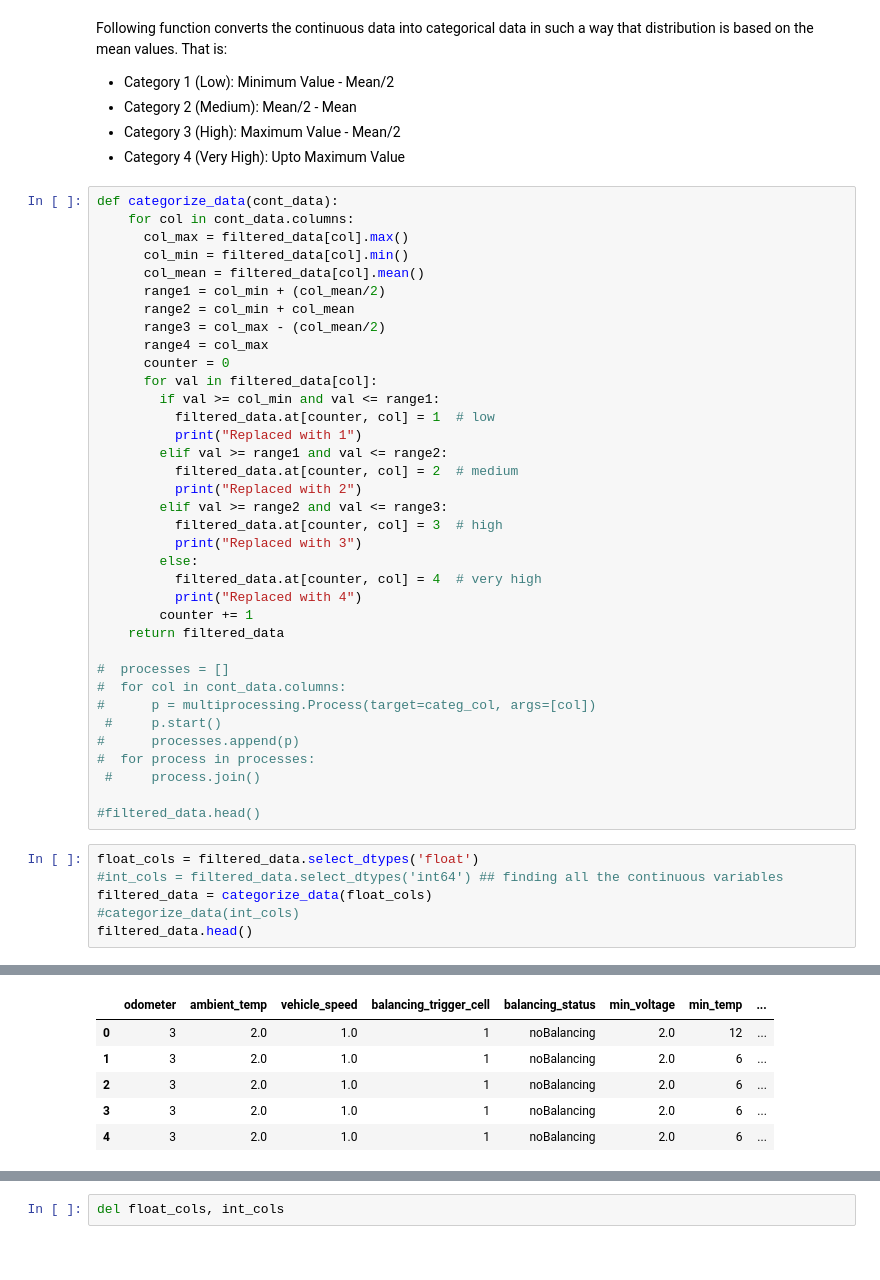
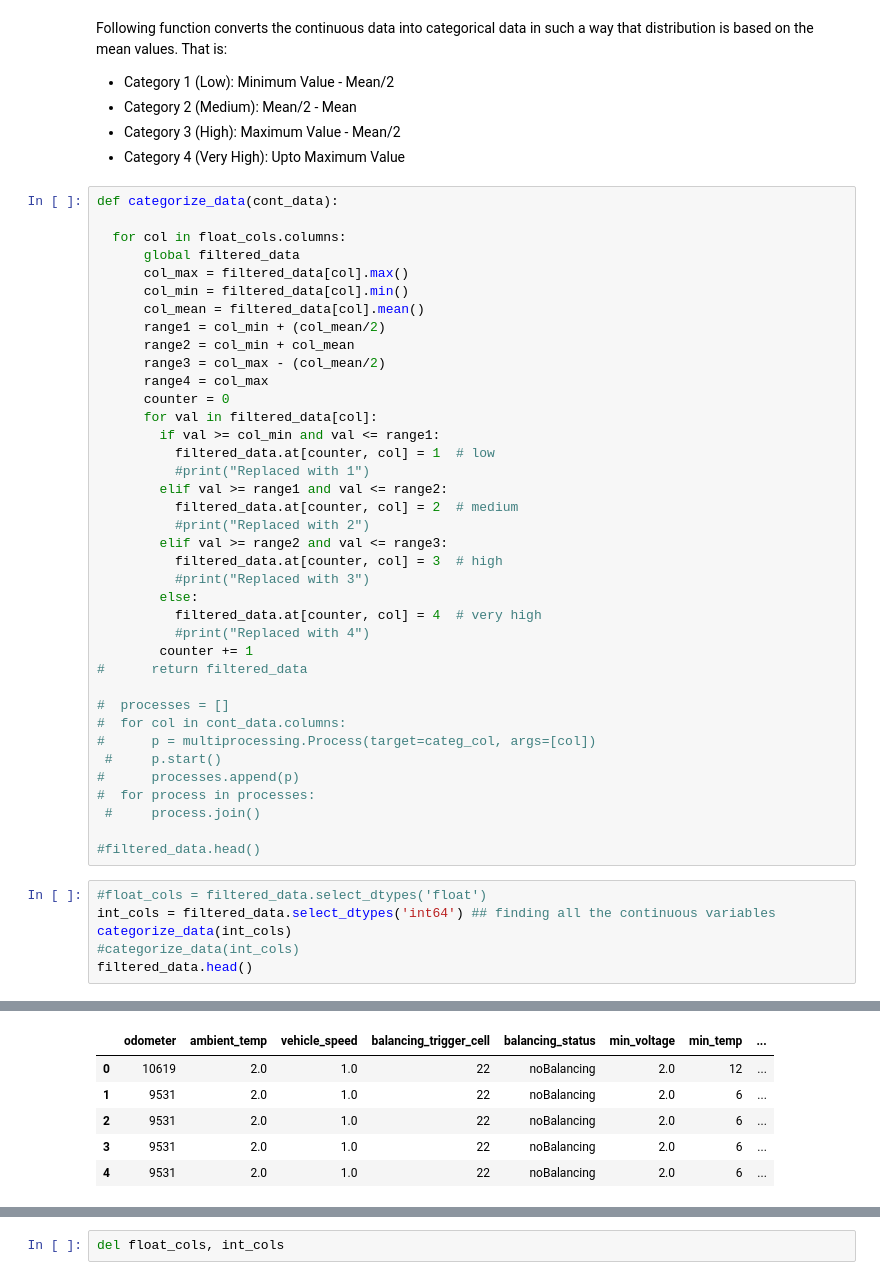
Before and after one commit to musman2012/ml-data_science, a Jupyter notebook: SOH_Prediction/Phase_II_ML.ipynb, the cells around one changed output, grey strips where cells are left out. Cells and saved outputs as stored; diff of their text form.

```diff
--- a/SOH_Prediction/Phase_II_ML.ipynb
+++ b/SOH_Prediction/Phase_II_ML.ipynb
@@ -90,7 +90,9 @@ Following function converts the continuous data into categorical data in such a
 *   Category 4 (Very High): Upto Maximum Value
 # %%
 def categorize_data(cont_data):
-    for col in cont_data.columns:
+
+  for col in float_cols.columns:
+      global filtered_data
       col_max = filtered_data[col].max()
       col_min = filtered_data[col].min()
       col_mean = filtered_data[col].mean()
@@ -102,18 +104,18 @@ def categorize_data(cont_data):
       for val in filtered_data[col]:
         if val >= col_min and val <= range1:
           filtered_data.at[counter, col] = 1  # low
-          print("Replaced with 1")
+          #print("Replaced with 1")
         elif val >= range1 and val <= range2:
           filtered_data.at[counter, col] = 2  # medium
-          print("Replaced with 2")
+          #print("Replaced with 2")
         elif val >= range2 and val <= range3:
           filtered_data.at[counter, col] = 3  # high
-          print("Replaced with 3")
+          #print("Replaced with 3")
         else:
           filtered_data.at[counter, col] = 4  # very high
-          print("Replaced with 4")
+          #print("Replaced with 4")
         counter += 1
-    return filtered_data
+#      return filtered_data
 
 #  processes = []
 #  for col in cont_data.columns:
@@ -125,9 +127,9 @@ def categorize_data(cont_data):
 
 #filtered_data.head()
 # %%
-float_cols = filtered_data.select_dtypes('float')
-#int_cols = filtered_data.select_dtypes('int64') ## finding all the continuous variables
-filtered_data = categorize_data(float_cols)
+#float_cols = filtered_data.select_dtypes('float')
+int_cols = filtered_data.select_dtypes('int64') ## finding all the continuous variables
+categorize_data(int_cols)
 #categorize_data(int_cols)
 filtered_data.head()
 # %% [output]
@@ -151,8 +136,8 @@ Replaced with 2
 |  | odometer | ambient_temp | vehicle_speed | balancing_trigger_cell | balancing_status | min_voltage | min_temp | ... |
-| 0 | 3 | 2.0 | 1.0 | 1 | noBalancing | 2.0 | 12 | ... |
-| 1 | 3 | 2.0 | 1.0 | 1 | noBalancing | 2.0 | 6 | ... |
-| 2 | 3 | 2.0 | 1.0 | 1 | noBalancing | 2.0 | 6 | ... |
-| 3 | 3 | 2.0 | 1.0 | 1 | noBalancing | 2.0 | 6 | ... |
-| 4 | 3 | 2.0 | 1.0 | 1 | noBalancing | 2.0 | 6 | ... |
+| 0 | 10619 | 2.0 | 1.0 | 22 | noBalancing | 2.0 | 12 | ... |
+| 1 | 9531 | 2.0 | 1.0 | 22 | noBalancing | 2.0 | 6 | ... |
+| 2 | 9531 | 2.0 | 1.0 | 22 | noBalancing | 2.0 | 6 | ... |
+| 3 | 9531 | 2.0 | 1.0 | 22 | noBalancing | 2.0 | 6 | ... |
+| 4 | 9531 | 2.0 | 1.0 | 22 | noBalancing | 2.0 | 6 | ... |
 # %%
 #from numba import jit, cuda
```
Also changed, not shown: parts of 3 cells of this notebook.
